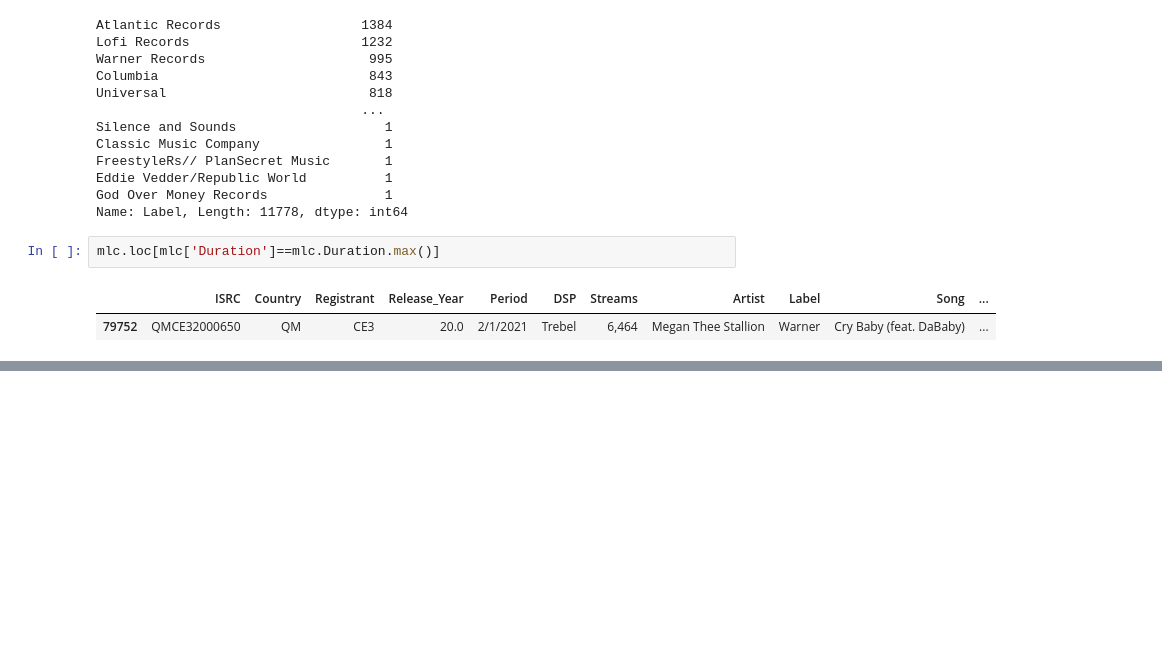
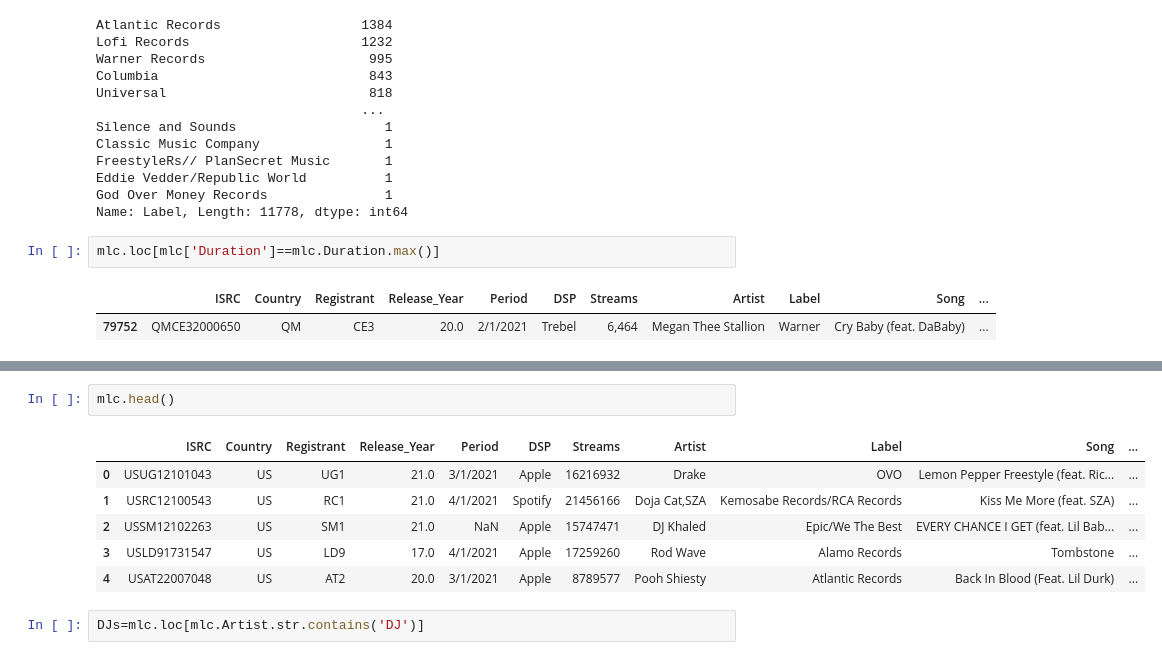
Before and after one commit to NSS-Data-Analytics-Cohort-6/mlc-project-nan-nagini, a Jupyter notebook: notebook/Cui_Weiyi_MLC.ipynb, the cells around one changed output, grey strips where cells are left out. Cells and saved outputs as stored; diff of their text form; blank space fills up the shorter version.

```diff
--- a/notebook/Cui_Weiyi_MLC.ipynb
+++ b/notebook/Cui_Weiyi_MLC.ipynb
@@ -219,0 +243,11 @@ SyntaxError: invalid syntax (Temp/ipykernel_26400/3197224964.py, line 1)
+# %%
+mlc.head()
+# %% [output]
+|  | ISRC | Country | Registrant | Release_Year | Period | DSP | Streams | Artist | Label | Song | ... |
+| 0 | USUG12101043 | US | UG1 | 21.0 | 3/1/2021 | Apple | 16216932 | Drake | OVO | Lemon Pepper Freestyle (feat. Ric... | ... |
+| 1 | USRC12100543 | US | RC1 | 21.0 | 4/1/2021 | Spotify | 21456166 | Doja Cat,SZA | Kemosabe Records/RCA Records | Kiss Me More (feat. SZA) | ... |
+| 2 | USSM12102263 | US | SM1 | 21.0 | NaN | Apple | 15747471 | DJ Khaled | Epic/We The Best | EVERY CHANCE I GET (feat. Lil Bab... | ... |
+| 3 | USLD91731547 | US | LD9 | 17.0 | 4/1/2021 | Apple | 17259260 | Rod Wave | Alamo Records | Tombstone | ... |
+| 4 | USAT22007048 | US | AT2 | 20.0 | 3/1/2021 | Apple | 8789577 | Pooh Shiesty | Atlantic Records | Back In Blood (Feat. Lil Durk) | ... |
+# %%
+DJs=mlc.loc[mlc.Artist.str.contains('DJ')]
```
Also changed, not shown: parts of 21 cells of this notebook.
